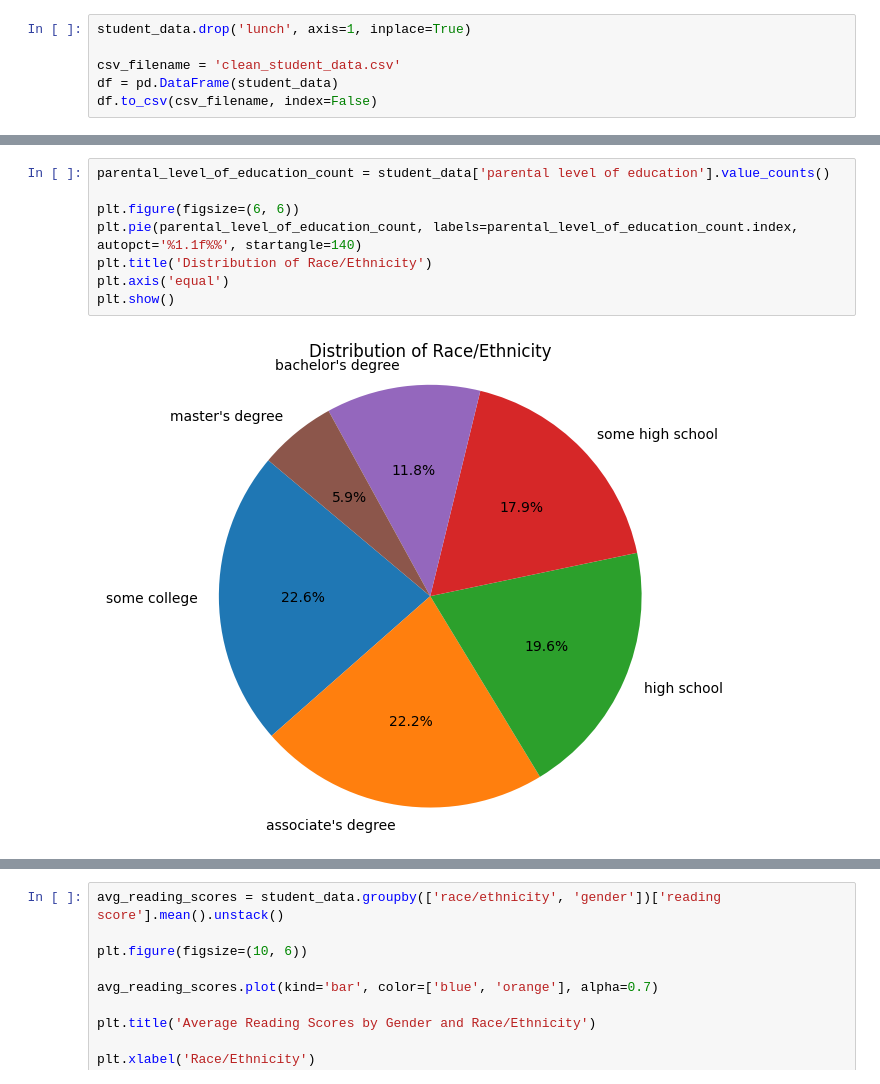
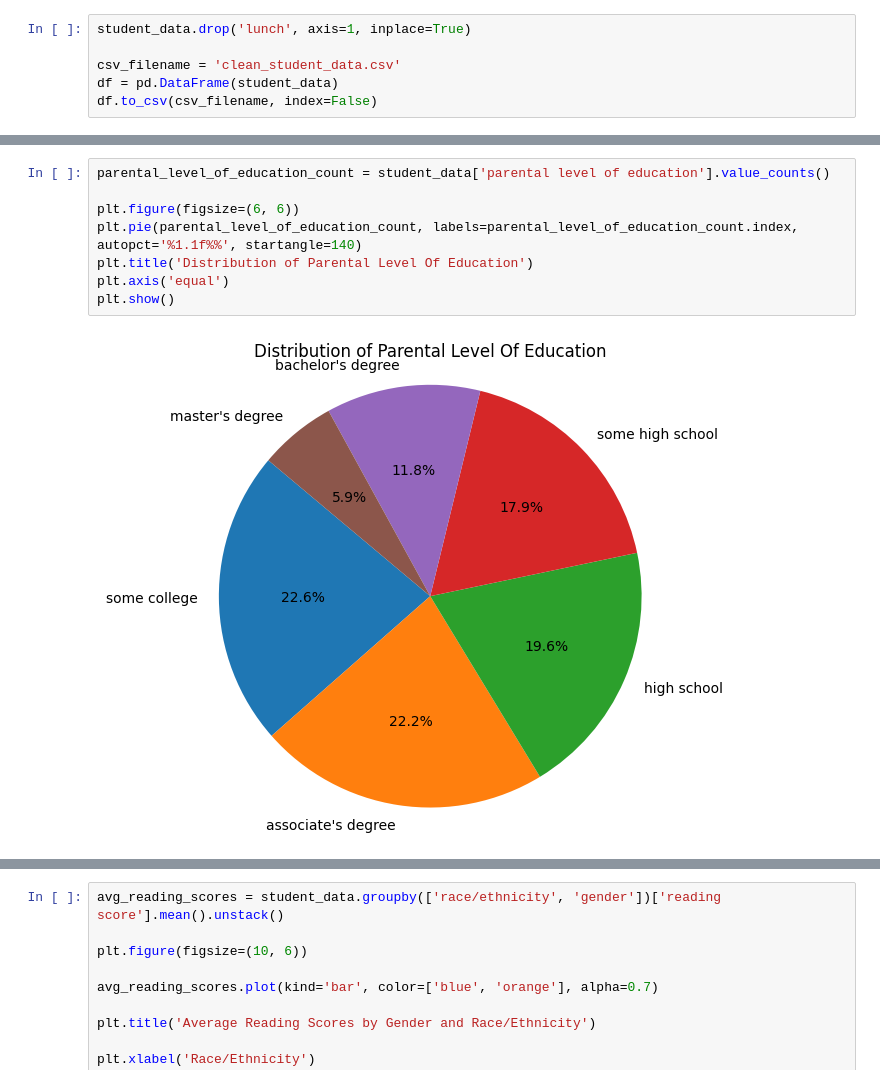
Before and after one commit to rahul-karthik-au/PDS_Assignments, a Jupyter notebook: Assignment-1/Question-2/src/PDS_Assignment_1_Q2.ipynb, the cells around one changed output, grey strips where cells are left out. Cells and saved outputs as stored; diff of their text form.

```diff
--- a/Assignment-1/Question-2/src/PDS_Assignment_1_Q2.ipynb
+++ b/Assignment-1/Question-2/src/PDS_Assignment_1_Q2.ipynb
@@ -37,11 +40,11 @@ plt.show()
 # %%
 parental_level_of_education_count = student_data['parental level of education'].value_counts()
 
 plt.figure(figsize=(6, 6))
 plt.pie(parental_level_of_education_count, labels=parental_level_of_education_count.index, autopct='%1.1f%%', startangle=140)
-plt.title('Distribution of Race/Ethnicity')
+plt.title('Distribution of Parental Level Of Education')
 plt.axis('equal')
 plt.show()
 # %% [output]
-[figure, old version]
+[figure, new version]
 # %%
```
Also changed, not shown: parts of 5 cells of this notebook, 12 other files.
